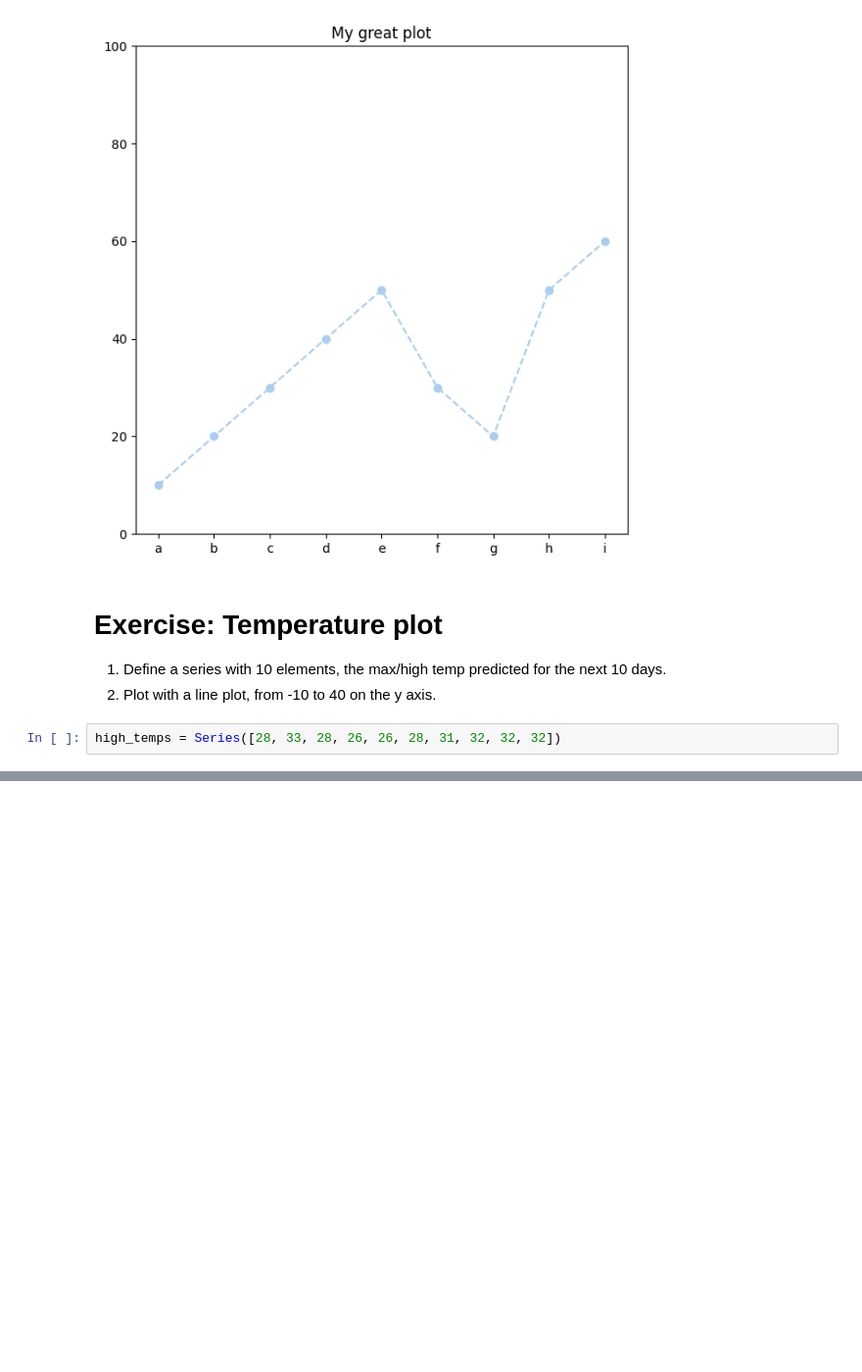
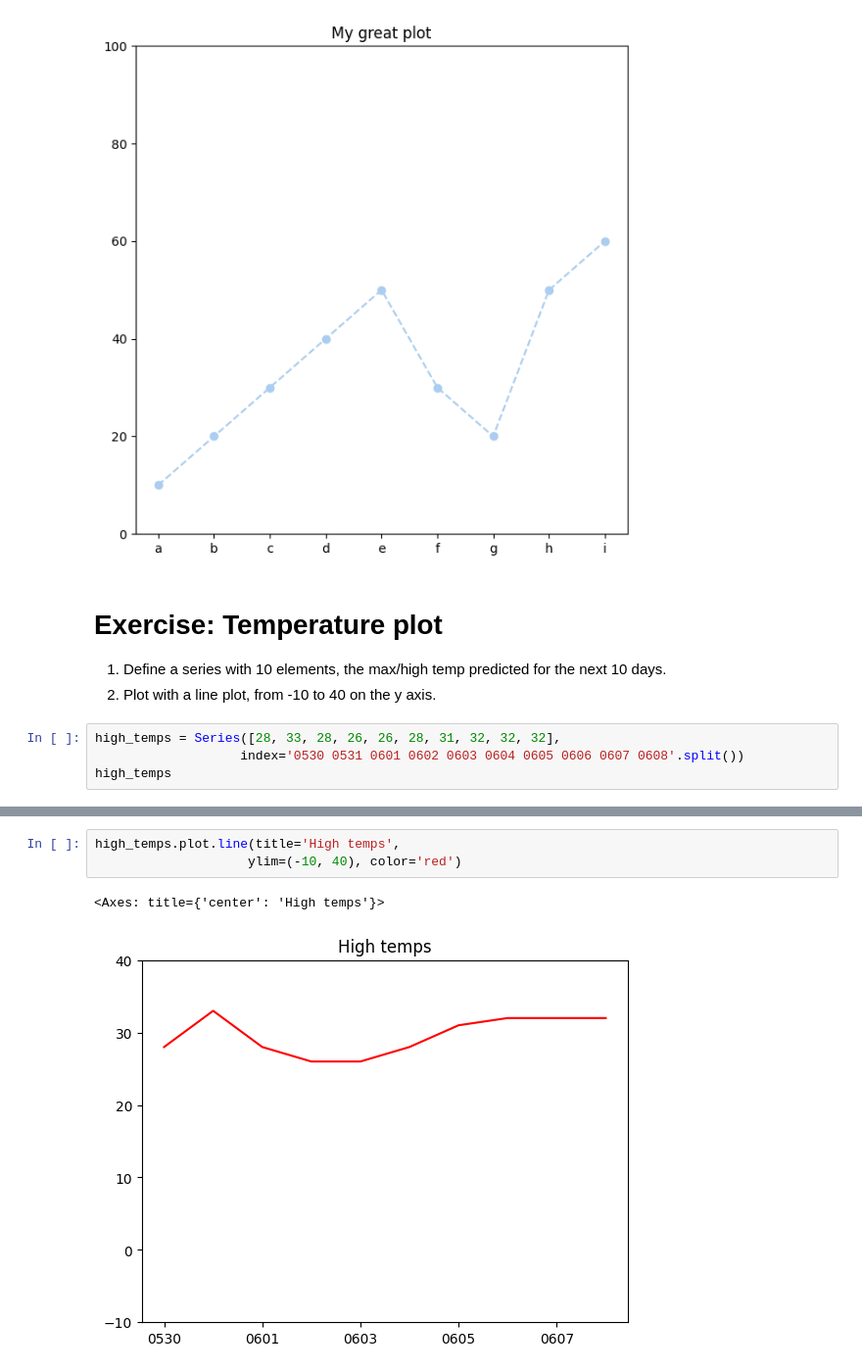
Before and after one commit to reuven/apple-2025-05May-29-visualization, a Jupyter notebook: 2025-05May-29-visualization.ipynb, the cells around one changed output, grey strips where cells are left out. Shown at 98% size. Drawn from its saved outputs; the diff is of its cells as text; blank space fills up the shorter version.

```diff
--- a/2025-05May-29-visualization.ipynb
+++ b/2025-05May-29-visualization.ipynb
@@ -199,4 +199,6 @@ axes = s.plot.line(title='My great plot',
 1. Define a series with 10 elements, the max/high temp predicted for the next 10 days.
 2. Plot with a line plot, from -10 to 40 on the y axis.
 # %%
-high_temps = Series([28, 33, 28, 26, 26, 28, 31, 32, 32, 32])
+high_temps = Series([28, 33, 28, 26, 26, 28, 31, 32, 32, 32],
+                   index='0530 0531 0601 0602 0603 0604 0605 0606 0607 0608'.split())
+high_temps
@@ -202,0 +217,6 @@ high_temps = Series([28, 33, 28, 26, 26, 28, 31, 32, 32, 32])
+# %%
+high_temps.plot.line(title='High temps',
+                    ylim=(-10, 40), color='red')
+# %% [output]
+<Axes: title={'center': 'High temps'}>
+[figure, added]
```
Also changed, not shown: parts of 3 cells of this notebook.
